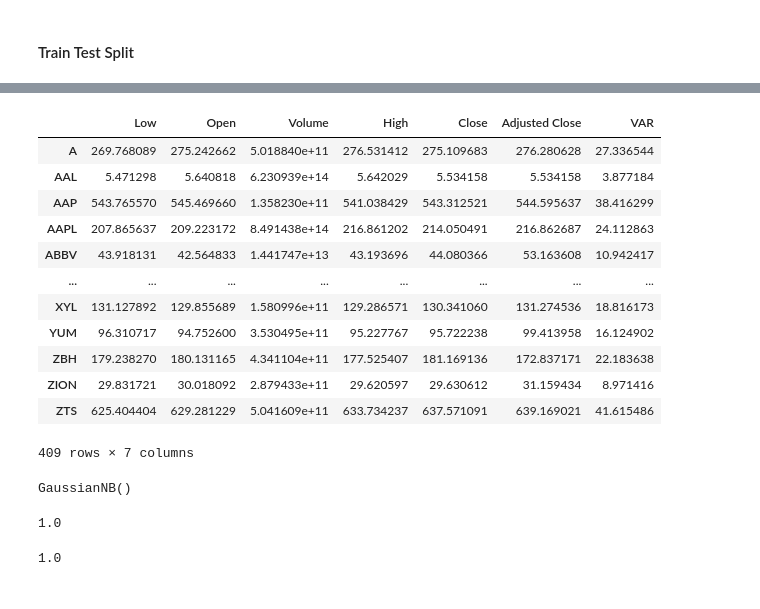
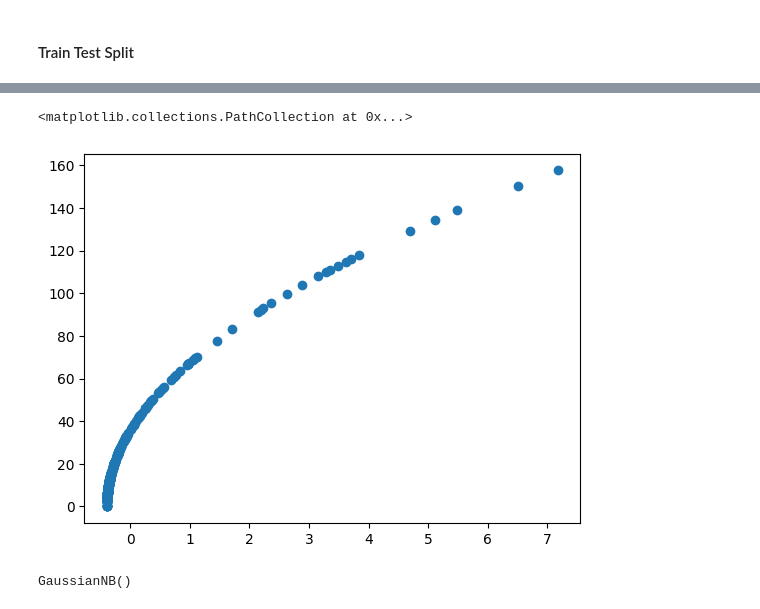
Before and after one commit to farhanarrafi/UNT-CS-Machine-Learning-Project, a Jupyter notebook: MachineLearning_Project.ipynb, the cells around one changed output, grey strips where cells are left out. Saved outputs shown, nothing was run; the diff lists cells and outputs as text; code cells hidden in the pictures.

```diff
--- a/MachineLearning_Project.ipynb
+++ b/MachineLearning_Project.ipynb
@@ -439,9 +436,21 @@ stock_DF_VAR.head()
 | 3 | AAPL | 3.934542 | 2.636923 | 5.498455 | 3.159579 | 3.141976 | 6.012430 | 8.468472 | 14.202891 | 35.873952 | 24.112863 |
 | 4 | ABBV | 0.000000 | 7.642804 | 9.314100 | 8.255508 | 5.902085 | 20.887019 | 15.641152 | 11.676429 | 13.800357 | 10.942417 |
 # %%
-dataArray = []
-stockDF_1yr = getStockDataFrameForYear(stock_file=stock_sp500_list[0], year='2021').drop(columns='Date')
-stockDF_1yr_std = np.var(df_sp500_1stock_1yr, axis =0)
-stock_array = np.append(stockDF_1yr_std.values, stock_DF_VAR.iloc[0]['2021'])
-dataArray = np.append(dataArray, stock_array)
-dataArray
+def getStockDFwithVAR(year):
+    stock_count = len(stock_sp500_list)
+
+    dataArray = []
+    #print(dataArray)
+    i = 0;
+    for stockFile in stock_sp500_list:
+        stockDF_1yr = getStockDataFrameForYear(stock_file=stock_sp500_list[i], year=str(year)).drop(columns='Date')
+        stockDF_1yr_std = np.var(stockDF_1yr, axis =0)
+        stock_array = np.append(stockDF_1yr_std.values, stock_DF_VAR.iloc[i][str(year)])
+        dataArray = np.append(dataArray, stock_array)
+        i = i+1
+
+    dataArray = dataArray.reshape(stock_count, 7)
+
+    stock_sp500_Namelist = getStockNameList()
+    stock_DF_with_VAR = pd.DataFrame(data = dataArray, index = stock_sp500_Namelist, columns=['Low','Open','Volume','High','Close', 'Adjusted Close','VAR'])
+    stock_DF_with_VAR.fillna(0, inplace=True)
@@ -487,2 +462,2 @@ stock_DF_with_VAR.fillna(0, inplace=True)
 # %%
-stock_DF_with_VAR
+stock_DF_with_VAR = getStockDFwithVAR(2021)
@@ -503,31 +496,31 @@ stock_DF_with_VAR
 # %% [markdown]
 #### Train Test Split
 # %%
-def splitTrainTestVAR(stockDF, train=90):
+def splitTrainTestNormalizedVAR(stockDF, train=90, target='VAR'):
     # Find number of train test and validation samples
     n_train = int(np.floor(stockDF.shape[0] * train/100))
 
     X_train = stockDF.iloc[ : n_train, :][['Low','Open','High', 'Close', 'Volume']]
-    Y_train = stockDF.iloc[ : n_train, :][['VAR']]
+    Y_train = stockDF.iloc[ : n_train, :][[target]]
 
     X_test = stockDF.iloc[n_train : , :][['Low','Open','High', 'Close', 'Volume']]
-    Y_test = stockDF.iloc[n_train : , :][['VAR']]
+    Y_test = stockDF.iloc[n_train : , :][[target]]
 
     return X_train, Y_train, X_test, Y_test
 
 
-def splitTrainTestValidationVAR(stockDF, train=80,test=10):
+def splitTrainTestValidationNormalizedVAR(stockDF, train=80,test=10,target='VAR'):
     # Find number of train test and validation samples
     n_train = int(np.floor(df_sp500_1stock.shape[0] * train/100))
     n_test = int(np.floor(df_sp500_1stock.shape[0] * test/100))
 
     X_train = stockDF.iloc[ : n_train, :][['Low','Open','High', 'Close', 'Volume']]
-    Y_train = stockDF.iloc[ : n_train, :][['VAR']]
+    Y_train = stockDF.iloc[ : n_train, :][[target]]
 
     X_test = df_sp500_1stock.iloc[n_train : (n_train+n_test), :][['Low','Open','High', 'Close', 'Volume']]
-    Y_test = df_sp500_1stock.iloc[n_train : (n_train+n_test), :][['VAR']]
+    Y_test = df_sp500_1stock.iloc[n_train : (n_train+n_test), :][[target]]
 
     X_valid = df_sp500_1stock.iloc[(n_train+n_test) : , :][['Low','Open','High', 'Close', 'Volume']]
-    Y_valid = df_sp500_1stock.iloc[(n_train+n_test) : , :][['VAR']]
+    Y_valid = df_sp500_1stock.iloc[(n_train+n_test) : , :][[target]]
 
     return X_train, Y_train, X_test, Y_test, X_valid, Y_valid
@@ -563,2 +527,2 @@ def splitTrainTestValidation(stockDF, train=80,test=10):
 # %%
-X_train, Y_train, X_test, Y_test = splitTrainTestVAR(stock_DF_with_VAR, train=90)
+X_train, Y_train, X_test, Y_test = splitTrainTestNormalizedVAR(stock_DF_with_VAR, train=90, target='VAR')
@@ -591,17 +539 @@ Y_test_binomial = encodeTarget(boundary, Y_test)
-# %%
-stock_DF_with_VAR
-# %% [output]
-|  | Low | Open | Volume | High | Close | Adjusted Close | VAR |
-| A | 269.768089 | 275.242662 | 5.018840e+11 | 276.531412 | 275.109683 | 276.280628 | 27.336544 |
-| AAL | 5.471298 | 5.640818 | 6.230939e+14 | 5.642029 | 5.534158 | 5.534158 | 3.877184 |
-| AAP | 543.765570 | 545.469660 | 1.358230e+11 | 541.038429 | 543.312521 | 544.595637 | 38.416299 |
-| AAPL | 207.865637 | 209.223172 | 8.491438e+14 | 216.861202 | 214.050491 | 216.862687 | 24.112863 |
-| ABBV | 43.918131 | 42.564833 | 1.441747e+13 | 43.193696 | 44.080366 | 53.163608 | 10.942417 |
-| ... | ... | ... | ... | ... | ... | ... | ... |
-| XYL | 131.127892 | 129.855689 | 1.580996e+11 | 129.286571 | 130.341060 | 131.274536 | 18.816173 |
-| YUM | 96.310717 | 94.752600 | 3.530495e+11 | 95.227767 | 95.722238 | 99.413958 | 16.124902 |
-| ZBH | 179.238270 | 180.131165 | 4.341104e+11 | 177.525407 | 181.169136 | 172.837171 | 22.183638 |
-| ZION | 29.831721 | 30.018092 | 2.879433e+11 | 29.620597 | 29.630612 | 31.159434 | 8.971416 |
-| ZTS | 625.404404 | 629.281229 | 5.041609e+11 | 633.734237 | 637.571091 | 639.169021 | 41.615486 |
-409 rows × 7 columns
 # %%
@@ -616,6 +548,11 @@ scaler.fit(X_train)
 
 # Transform the data
 X_train_scaled = scaler.transform(X_train)
+# %%
+plt.scatter(X_train_scaled[:,3], Y_train)
+# %% [output]
+<matplotlib.collections.PathCollection at 0x...>
+[figure, added]
 # %%
 # Gaussian Naive Bayes
 # https://scikit-learn.org/stable/modules/generated/sklearn.naive_bayes.GaussianNB.html#sklearn.naive_bayes.GaussianNB
@@ -634,13 +571,3 @@ scaler.fit(X_test)
 X_test_scaled = scaler.transform(X_test)
 
 prediction = gaussian.predict(X_test_scaled)
-# %%
-train_accuracy = gaussian.score(X_train_scaled,Y_train_binomial.values.reshape(-1,))
-train_accuracy
-# %% [output]
-1.0
-# %%
-test_accuracy = gaussian.score(X_test_scaled,Y_test_binomial.values.reshape(-1,))
-test_accuracy
-# %% [output]
-1.0
```
Also changed, not shown: parts of 30 cells of this notebook.
